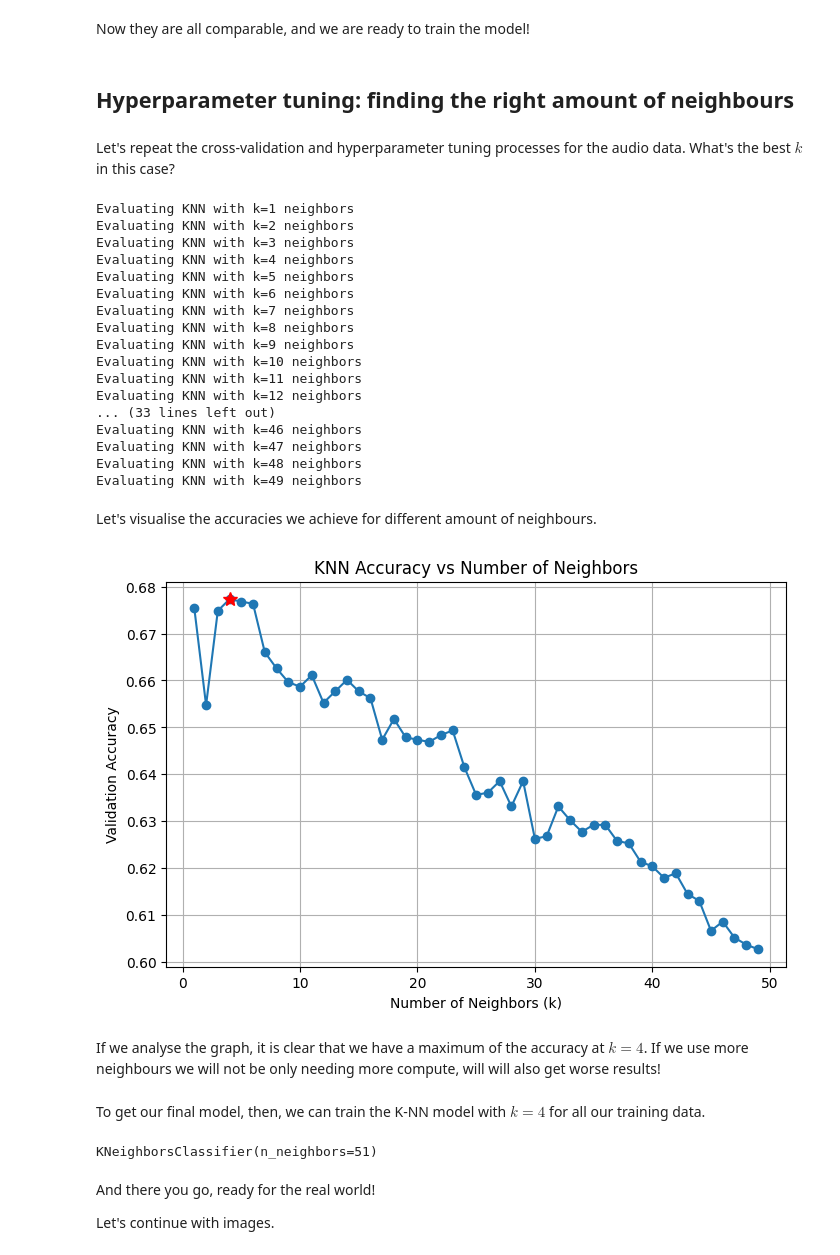
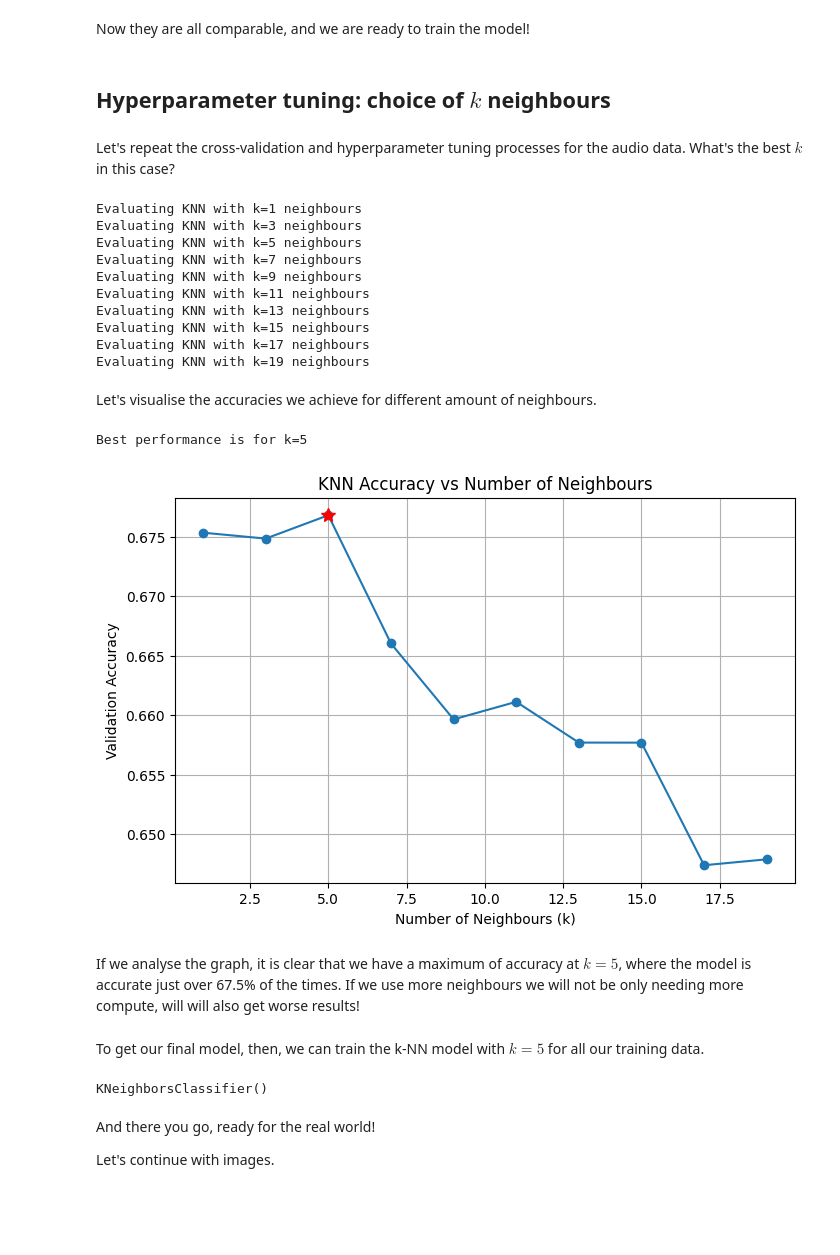
Before and after one commit to musicinformationretrieval/epsrc-ai-pipeline, a Jupyter notebook: 4_learning.ipynb, the cells around one changed output. Drawn from its saved outputs; the diff is of its cells as text; code cells hidden in the pictures; blank space fills up the shorter version.

```diff
--- a/4_learning.ipynb
+++ b/4_learning.ipynb
@@ -333,11 +349,11 @@ from sklearn.metrics import accuracy_score
 n_splits = 5
 kf = KFold(n_splits=n_splits, shuffle=True, random_state=42)
 
-n_neighbors = range(1, 100, 10)
+n_neighbors = range(1, 500, 10)
 n_and_accuracies = {}
 
 for k in n_neighbors:
-    print(f"Evaluating KNN with k={k} neighbors")
+    print(f"Evaluating KNN with k={k} neighbours")
     model = KNeighborsClassifier(n_neighbors=k)
     accuracies = []
     # iterate over each fold
@@ -509,7 +542,7 @@ sns.pairplot(train_data_standardised, hue='Family')
 # %% [markdown]
 Now they are all comparable, and we are ready to train the model!
 # %% [markdown]
-## Hyperparameter tuning: finding the right amount of neighbours
+## Hyperparameter tuning: choice of $k$ neighbours
 # %% [markdown]
 Let's repeat the cross-validation and hyperparameter tuning processes for the audio data. What's the best $k$ in this case?
 # %%
@@ -517,11 +550,11 @@ Let's repeat the cross-validation and hyperparameter tuning processes for the au
 n_splits = 5
 kf = KFold(n_splits=n_splits, shuffle=True, random_state=42)
 
-n_neighbors = range(1, 50, 1)
+n_neighbors = range(1, 20, 2)
 n_and_accuracies_audio = {}
 
 for k in n_neighbors:
-    print(f"Evaluating KNN with k={k} neighbors")
+    print(f"Evaluating KNN with k={k} neighbours")
     model_audio = KNeighborsClassifier(n_neighbors=k)
     n_and_accuracies_audio[k] = []
     # iterate over each fold
@@ -537,46 +570,44 @@ for k in n_neighbors:
 
     n_and_accuracies_audio[k] = np.mean(n_and_accuracies_audio[k])
 # %% [output]
-Evaluating KNN with k=1 neighbors
-Evaluating KNN with k=2 neighbors
-Evaluating KNN with k=3 neighbors
-Evaluating KNN with k=4 neighbors
-Evaluating KNN with k=5 neighbors
-Evaluating KNN with k=6 neighbors
-Evaluating KNN with k=7 neighbors
-Evaluating KNN with k=8 neighbors
-Evaluating KNN with k=9 neighbors
-Evaluating KNN with k=10 neighbors
-Evaluating KNN with k=11 neighbors
-Evaluating KNN with k=12 neighbors
-... (33 lines left out)
-Evaluating KNN with k=46 neighbors
-Evaluating KNN with k=47 neighbors
-Evaluating KNN with k=48 neighbors
-Evaluating KNN with k=49 neighbors
+Evaluating KNN with k=1 neighbours
+Evaluating KNN with k=3 neighbours
+Evaluating KNN with k=5 neighbours
+Evaluating KNN with k=7 neighbours
+Evaluating KNN with k=9 neighbours
+Evaluating KNN with k=11 neighbours
+Evaluating KNN with k=13 neighbours
+Evaluating KNN with k=15 neighbours
+Evaluating KNN with k=17 neighbours
+Evaluating KNN with k=19 neighbours
 # %% [markdown]
 Let's visualise the accuracies we achieve for different amount of neighbours.
 # %%
+idx_max_audio = np.argmax(list(n_and_accuracies_audio.values()))
+k_max_audio = list(n_and_accuracies_audio.keys())[idx_max_audio]
+print(f"Best performance is for k={k_max_audio}")
+
 plt.figure(figsize=(8, 5))
 plt.plot(list(n_and_accuracies_audio.keys()), list(n_and_accuracies_audio.values()), marker='o')
 plt.grid()
 plt.ylabel("Validation Accuracy")
-plt.xlabel("Number of Neighbors (k)")
-plt.title("KNN Accuracy vs Number of Neighbors")
+plt.xlabel("Number of Neighbours (k)")
+plt.title("KNN Accuracy vs Number of Neighbours")
 
-plt.plot([4], [n_and_accuracies_audio[4]], marker='*', color='red', markersize=10)
+plt.plot([k_max_audio], [n_and_accuracies_audio[k_max_audio]], marker='*', color='red', markersize=10)
 plt.show()
 # %% [output]
+Best performance is for k=5
-[figure, old version]
+[figure, new version]
 # %% [markdown]
-If we analyse the graph, it is clear that we have a maximum of the accuracy at $k = 4$. If we use more neighbours we will not be only needing more compute, will will also get worse results!
+If we analyse the graph, it is clear that we have a maximum of accuracy at $k = 5$, where the model is accurate just over 67.5% of the times. If we use more neighbours we will not be only needing more compute, will will also get worse results!
 # %% [markdown]
-To get our final model, then, we can train the K-NN model with $k=4$ for all our training data.
+To get our final model, then, we can train the k-NN model with $k=5$ for all our training data.
 # %%
-final_model_audio = KNeighborsClassifier(n_neighbors=51)
+final_model_audio = KNeighborsClassifier(n_neighbors=k_max_audio)
 final_model_audio.fit(X_train_audio, y_train_audio)
 # %% [output]
-KNeighborsClassifier(n_neighbors=51)
+KNeighborsClassifier()
 # %% [markdown]
 And there you go, ready for the real world!
 
```
Also changed, not shown: parts of 41 cells of this notebook.
